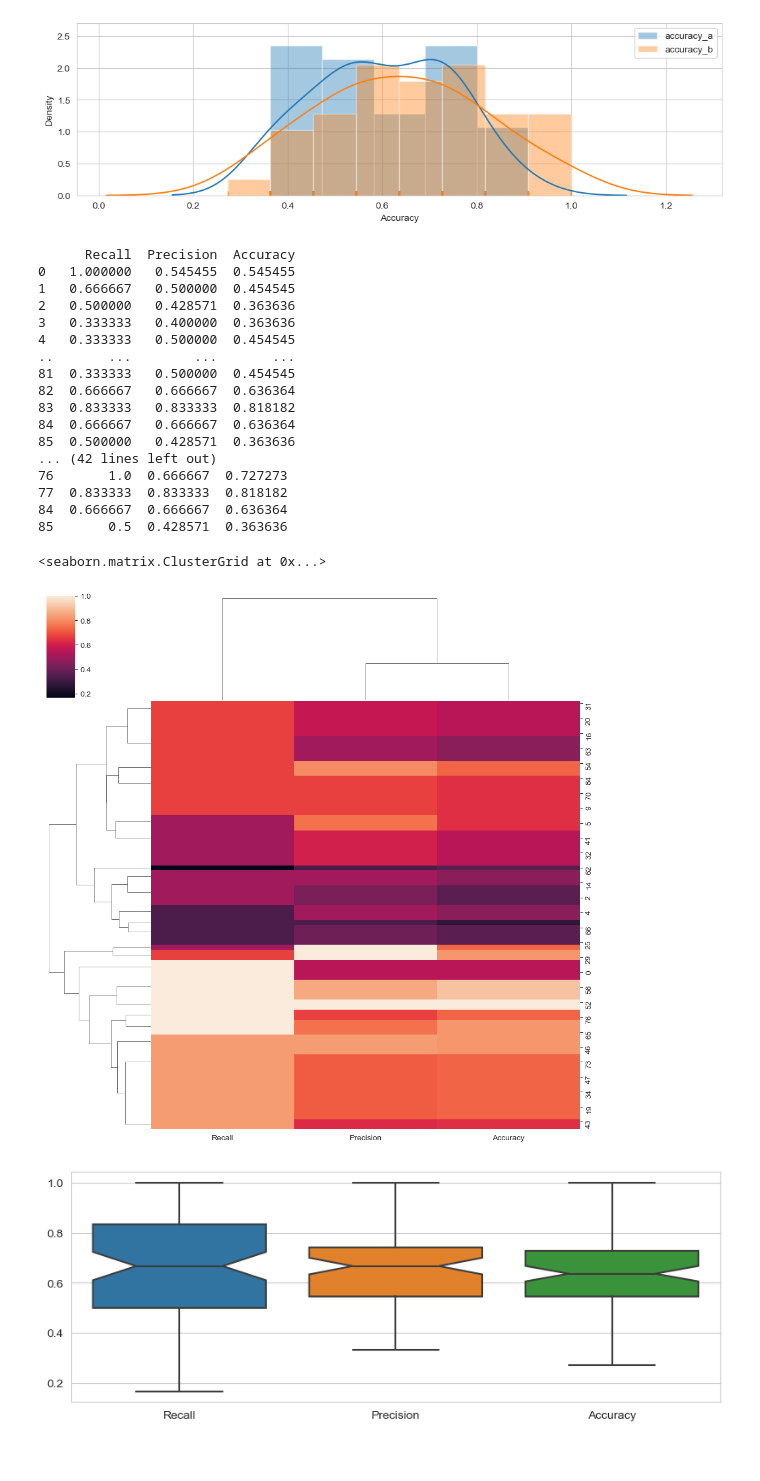
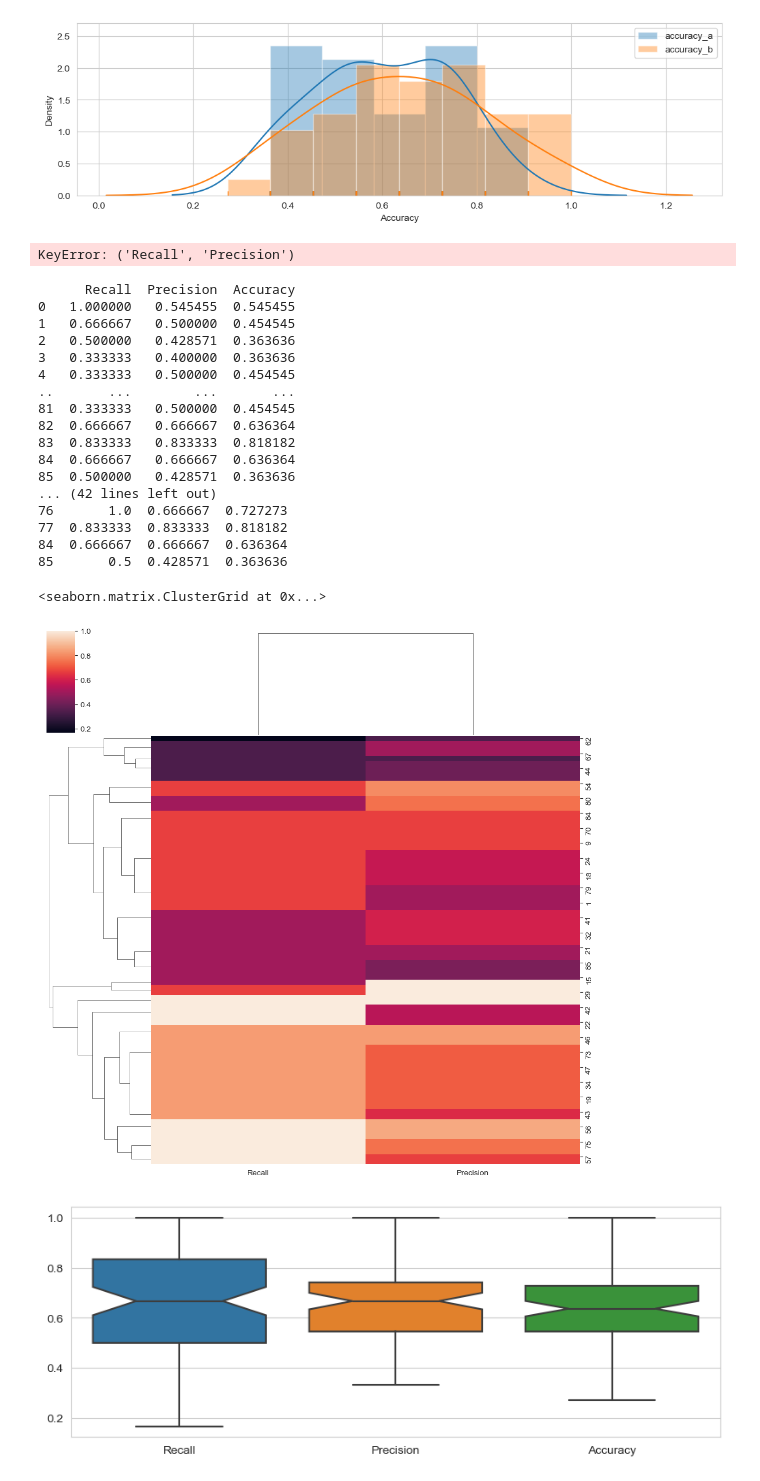
Before and after one commit to zhiheng-yang/Security_Experiment_E1, a Jupyter notebook: data_cleaning.ipynb, the cells around one changed output. Saved outputs shown, nothing was run; the diff lists cells and outputs as text; code cells hidden in the pictures.

```diff
--- a/data_cleaning.ipynb
+++ b/data_cleaning.ipynb
@@ -10,7 +10,7 @@ Read data from excels
 1. Data from group A and B, 2023
 2. Data from group A and B, 2022 (old data)
 '''
-types = {'ExperimentA': str}
+types = {'ExperimentA': str, 'ExperimentB': str}
 E1_2023 = pd.read_excel("Raw Data/E1_ Understanding Threats 2023_February 9, 2023.xlsx", skiprows=[1], dtype=types)
 # E1_2023 = pd.read_excel("../Raw Data/E1_ Understanding Threats 2023_February 9, 2023.xlsx", usecols=range(11,40), skiprows=[1])
 # E1_2022 = pd.read_excel("../Raw Data/E1_2022_Cleaned_Understanding+Threats_Raw_Data - Cleaned.xlsx", header=1)
@@ -285,31 +283,42 @@ plt.show()
 # sns.clustermap(performance_metrics.iloc['Recall', 'Precision', 'Accuracy'])
 # performance_metrics.iloc[:,4:]
 # performance_metrics
-subset = E1_2023.loc[E1_2023['GroupA'] == 'Group A', ['Recall', 'Precision', 'Accuracy']]
-print(performance_metrics.iloc[:,4:])
-print(subset)
-sns.clustermap(performance_metrics.iloc[:,4:])
+subset = E1_2023.loc[E1_2023['GroupA'] == 'Group A', ['Recall', 'Precision']]
+# print(performance_metrics.iloc[:,4:])
+
+# sns.clustermap(subset)
 # m1 = E1_2023.loc[E1_2023['GroupA'] == 'Group A', E1_2023.columns[-4:]]
+# subset
+# print(performance_metrics['Recall', 'Precision'])
+performance_metrics.loc[,['Recall', 'Precision']]
+# sns.clustermap()
 # %% [output]
-      Recall  Precision  Accuracy
-0   1.000000   0.545455  0.545455
-1   0.666667   0.500000  0.454545
-2   0.500000   0.428571  0.363636
-3   0.333333   0.400000  0.363636
-4   0.333333   0.500000  0.454545
-..       ...        ...       ...
-81  0.333333   0.500000  0.454545
-82  0.666667   0.666667  0.636364
-83  0.833333   0.833333  0.818182
-84  0.666667   0.666667  0.636364
-85  0.500000   0.428571  0.363636
-... (42 lines left out)
-76       1.0  0.666667  0.727273
-77  0.833333  0.833333  0.818182
-84  0.666667  0.666667  0.636364
-85       0.5  0.428571  0.363636
+KeyError: ('Recall', 'Precision')
-<seaborn.matrix.ClusterGrid at 0x...>
-[figure, removed]
+# %%
+subset = E1_2023.loc[E1_2023['GroupA'] == 'Group A', ['Recall', 'Precision', 'Accuracy']]
+print(performance_metrics.iloc[:,4:])
+print(subset)
+sns.clustermap(performance_metrics.iloc[:,4:6])
+# %% [output]
+      Recall  Precision  Accuracy
+0   1.000000   0.545455  0.545455
+1   0.666667   0.500000  0.454545
+2   0.500000   0.428571  0.363636
+3   0.333333   0.400000  0.363636
+4   0.333333   0.500000  0.454545
+..       ...        ...       ...
+81  0.333333   0.500000  0.454545
+82  0.666667   0.666667  0.636364
+83  0.833333   0.833333  0.818182
+84  0.666667   0.666667  0.636364
+85  0.500000   0.428571  0.363636
+... (42 lines left out)
+76       1.0  0.666667  0.727273
+77  0.833333  0.833333  0.818182
+84  0.666667  0.666667  0.636364
+85       0.5  0.428571  0.363636
+<seaborn.matrix.ClusterGrid at 0x...>
+[figure, added]
 # %%
 fig, ax =plt.subplots(constrained_layout=True, figsize=(8, 3))
 pic1 = sns.boxplot(data=performance_metrics.iloc[:,4:], notch=True)
```
Also changed, not shown: parts of 6 cells of this notebook, 2 other files.
